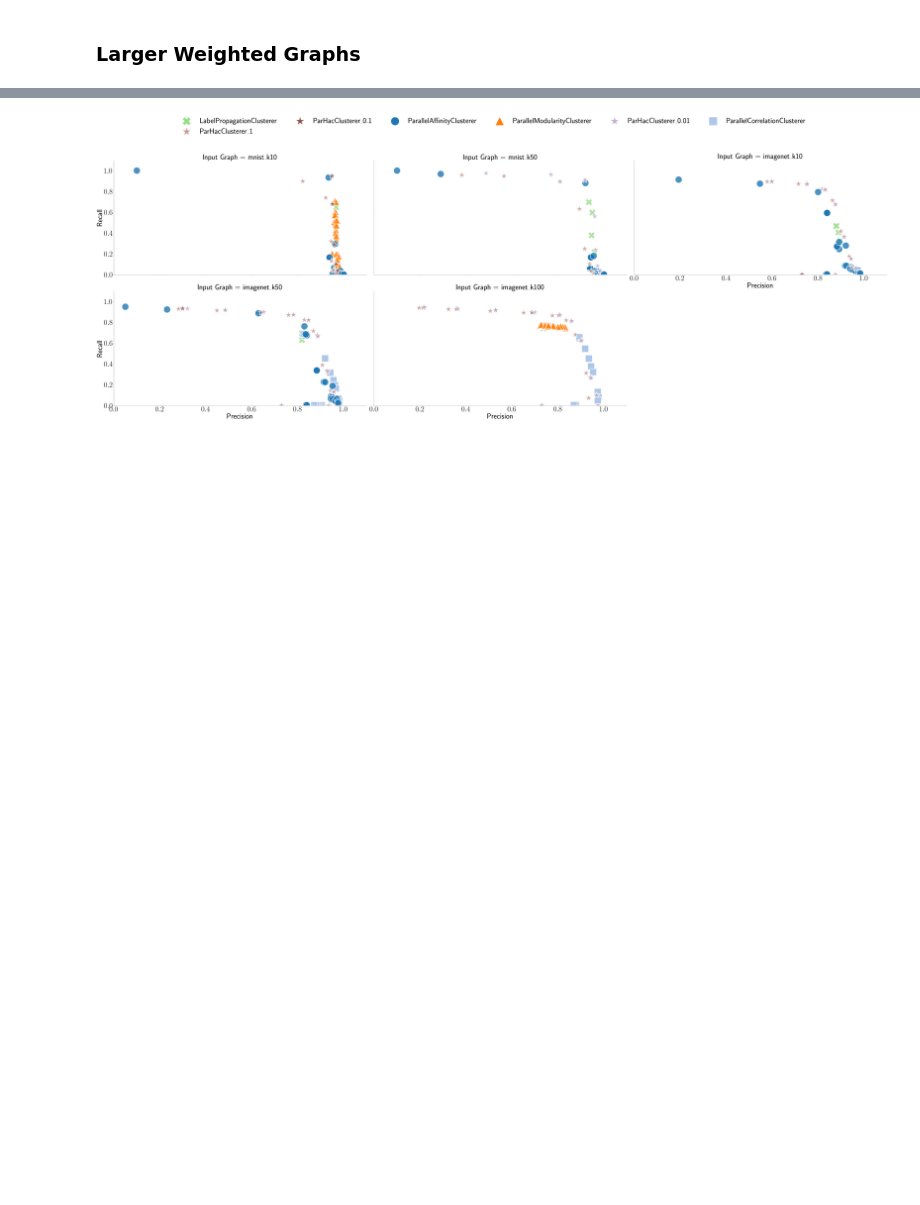
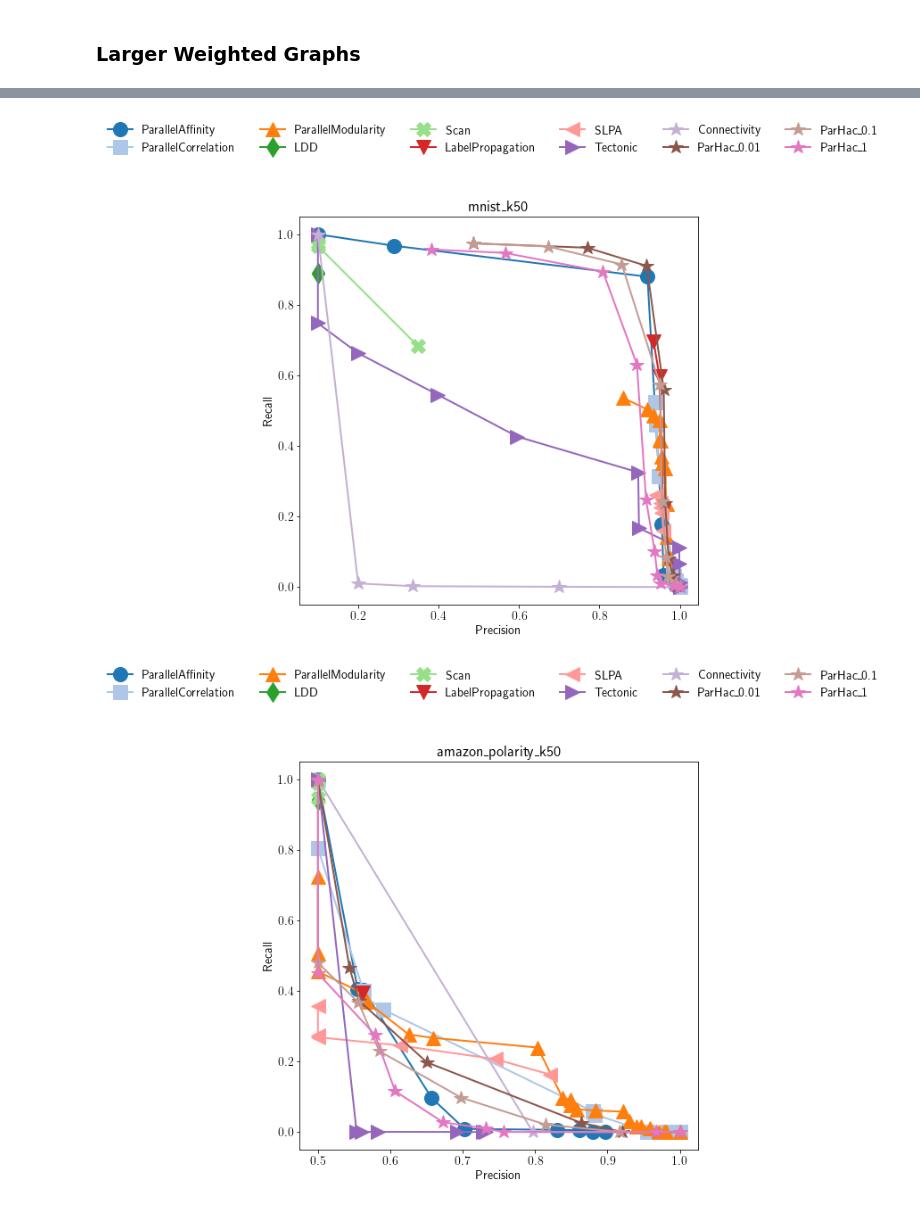
Before and after one commit to ParAlg/ParClusterers, a Jupyter notebook: plotting/Plot UCI.ipynb, the cells around one changed output, grey strips where cells are left out. Saved outputs shown, nothing was run; the diff lists cells and outputs as text; code cells hidden in the pictures; blank space fills up the shorter version.

Commit message:
add plotting

```diff
--- a/plotting/Plot UCI.ipynb
+++ b/plotting/Plot UCI.ipynb
@@ -294,10 +455,14 @@ wine ParHacClusterer_1
 # %%
 df = pd.read_csv(base_addr + "weighted_results/stats_mnist.csv")
 df_imagenet = pd.read_csv(base_addr + "weighted_results/stats_imagenet.csv")
-df = pd.concat([df, df_imagenet])
+df_larger = pd.read_csv(base_addr + "weighted_results/stats_large_weighted_50.csv")
+df_larger2 = pd.read_csv(base_addr + "weighted_results/stats_large_weighted_more_50.csv")
+df_10 = pd.read_csv(base_addr + "weighted_results/stats_large_weighted_10.csv")
+df_100 = pd.read_csv(base_addr + "weighted_results/stats_large_weighted_100.csv")
+df = pd.concat([df, df_larger, df_larger2, df_imagenet, df_10, df_100])
 
 df = df.dropna(how='all')
 replace_graph_names(df)
 df = add_epsilon_to_hac(df)
-df = remove_small_f1_methods(df)
-df = filterMethodsOnOverallPareto(df)
+df_50 = df[df["Input Graph"].isin(["mnist_k50", "imagenet_k50", "arxiv-clustering-p2p_k50",
+                                   "reddit-clustering_k50", "stackexchange-clustering_k50", "amazon_polarity_k50"])]
@@ -314,0 +469,3 @@ See the caveats in the documentation: https://pandas.pydata.org/pandas-docs/stab
+# %%
+df_pr_pareto = FilterParetoPRMethod(df_50)
+getAUCTable(df_50, df_pr_pareto)
@@ -315,19 +492,5 @@ See the caveats in the documentation: https://pandas.pydata.org/pandas-docs/stab
 # %%
-old_fontsize = fontsize
-fontsize = 60
-g = sns.FacetGrid(df, col="Input Graph", col_wrap=3, height = 15, aspect =0.4, xlim=(0, 1.1), ylim=(0,1.1)) # col_wrap decides the number of plots per row
-g.map_dataframe(sns.scatterplot, x="communityPrecision_mean", y="communityRecall_mean", hue="Clusterer Name",
-                s=3000, palette = color_map, style="Clusterer Name",  markers=style_map, alpha = 0.8)
-
-g.set_titles(size=fontsize)  # Set title font size for FacetGrid plots
-g.set_axis_labels("Precision", "Recall", fontsize=fontsize)  # Set
-
-# Add a legend
-get_larger_handles(g, 4000, 6)
-
-set_face_grid_ax_ticks(g)
-plt.tight_layout()
-plt.savefig("../results/out_precision_recall_mnist.pdf", bbox_inches='tight')
-fontsize=old_fontsize
+plotPRPareto(df_pr_pareto)
 # %% [output]
-[figure, old version]
+[figure, new version]
+[figure, added]
```
Also changed, not shown: parts of 26 cells of this notebook, 1 other file.
